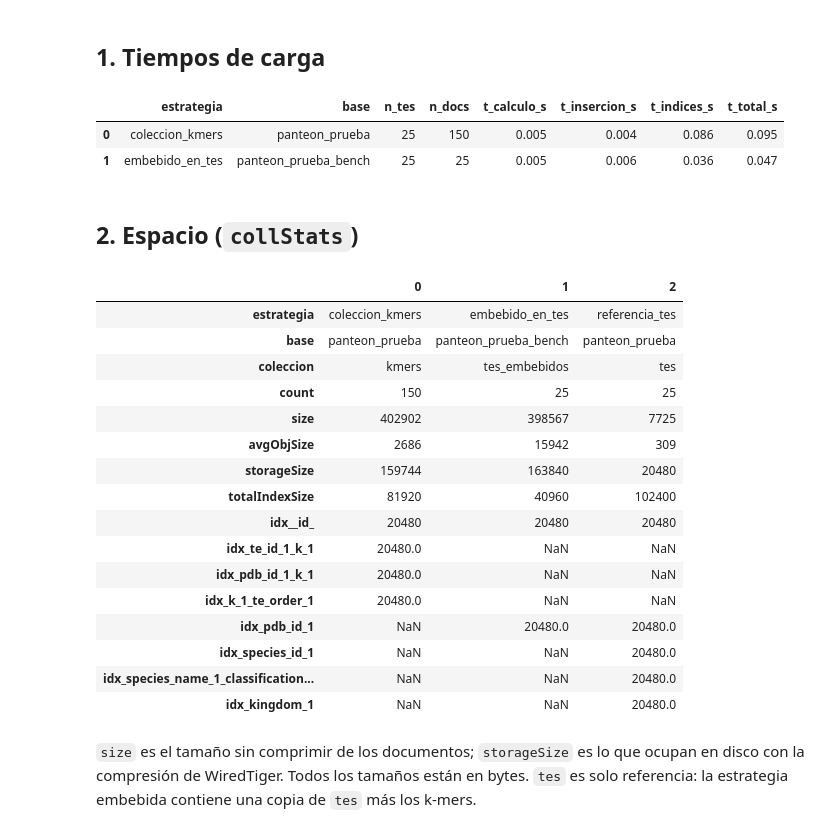
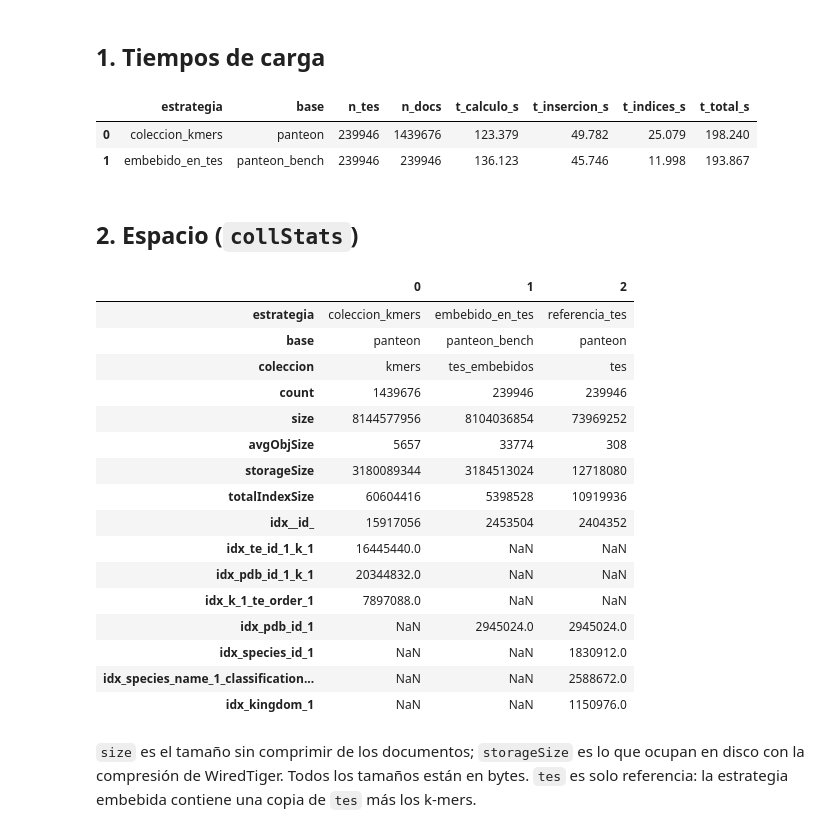
Before and after one commit to ThomasToro/transposable-elements-db, a Jupyter notebook: notebooks/06_benchmark_carga_espacio.ipynb, the cells around one changed output. Saved outputs shown, nothing was run; the diff lists cells and outputs as text; code cells hidden in the pictures.

```diff
--- a/notebooks/06_benchmark_carga_espacio.ipynb
+++ b/notebooks/06_benchmark_carga_espacio.ipynb
@@ -9,13 +9,17 @@
 
 Modelo de referencia: `../MODELO.md`
 # %%
+import sys
 from pathlib import Path
 
 import matplotlib.pyplot as plt
 import pandas as pd
 from pymongo import MongoClient
 
-DB_NAME = "panteon_prueba"
+sys.path.insert(0, "..")
+from src.benchmark import guardar_benchmark
+
+DB_NAME = "panteon"
 RESULTADOS = Path("../resultados")
 FIGURAS = Path("../figuras")
 FIGURAS.mkdir(exist_ok=True)
@@ -27,53 +31,54 @@ db_bench = client[f"{DB_NAME}_bench"]
 ## 1. Tiempos de carga
 # %%
 carga = pd.read_csv(RESULTADOS / "benchmark_carga.csv")
-carga = carga[carga["base"].isin([DB_NAME, db_bench.name])].reset_index(drop=True)
+carga = carga[carga["base"].isin([DB_NAME, db_bench.name])
+              & carga["estrategia"].isin(["coleccion_kmers", "embebido_en_tes"])].reset_index(drop=True)
 assert len(carga) == 2, f"Faltan filas de {DB_NAME} en benchmark_carga.csv: ejecutar 03_pipeline_kmers.ipynb"
 carga["t_total_s"] = carga[["t_calculo_s", "t_insercion_s", "t_indices_s"]].sum(axis=1)
 carga
 # %% [output]
 |  | estrategia | base | n_tes | n_docs | t_calculo_s | t_insercion_s | t_indices_s | t_total_s |
-| 0 | coleccion_kmers | panteon_prueba | 25 | 150 | 0.005 | 0.004 | 0.086 | 0.095 |
-| 1 | embebido_en_tes | panteon_prueba_bench | 25 | 25 | 0.005 | 0.006 | 0.036 | 0.047 |
+| 0 | coleccion_kmers | panteon | 239946 | 1439676 | 123.379 | 49.782 | 25.079 | 198.240 |
+| 1 | embebido_en_tes | panteon_bench | 239946 | 239946 | 136.123 | 45.746 | 11.998 | 193.867 |
 # %% [markdown]
 ## 2. Espacio (`collStats`)
 # %%
 def estadisticas(base, coleccion, estrategia):
     st = base.command("collStats", coleccion)
     fila = {
         "estrategia": estrategia, "base": base.name, "coleccion": coleccion,
         "count": st["count"], "size": st["size"], "avgObjSize": st.get("avgObjSize", 0),
         "storageSize": st["storageSize"], "totalIndexSize": st["totalIndexSize"],
     }
     fila.update({f"idx_{nombre}": tam for nombre, tam in st["indexSizes"].items()})
     return fila
 
 
 espacio = pd.DataFrame([
     estadisticas(db, "kmers", "coleccion_kmers"),
     estadisticas(db_bench, "tes_embebidos", "embebido_en_tes"),
     estadisticas(db, "tes", "referencia_tes"),
 ])
-espacio.to_csv(RESULTADOS / "benchmark_espacio.csv", index=False)
+guardar_benchmark(espacio.to_dict("records"), RESULTADOS / "benchmark_espacio.csv")
 espacio.T
 # %% [output]
 |  | 0 | 1 | 2 |
 | estrategia | coleccion_kmers | embebido_en_tes | referencia_tes |
-| base | panteon_prueba | panteon_prueba_bench | panteon_prueba |
+| base | panteon | panteon_bench | panteon |
 | coleccion | kmers | tes_embebidos | tes |
-| count | 150 | 25 | 25 |
-| size | 402902 | 398567 | 7725 |
-| avgObjSize | 2686 | 15942 | 309 |
-| storageSize | 159744 | 163840 | 20480 |
-| totalIndexSize | 81920 | 40960 | 102400 |
-| idx__id_ | 20480 | 20480 | 20480 |
-| idx_te_id_1_k_1 | 20480.0 | NaN | NaN |
-| idx_pdb_id_1_k_1 | 20480.0 | NaN | NaN |
-| idx_k_1_te_order_1 | 20480.0 | NaN | NaN |
-| idx_pdb_id_1 | NaN | 20480.0 | 20480.0 |
-| idx_species_id_1 | NaN | NaN | 20480.0 |
-| idx_species_name_1_classification... | NaN | NaN | 20480.0 |
-| idx_kingdom_1 | NaN | NaN | 20480.0 |
+| count | 1439676 | 239946 | 239946 |
+| size | 8144577956 | 8104036854 | 73969252 |
+| avgObjSize | 5657 | 33774 | 308 |
+| storageSize | 3180089344 | 3184513024 | 12718080 |
+| totalIndexSize | 60604416 | 5398528 | 10919936 |
+| idx__id_ | 15917056 | 2453504 | 2404352 |
+| idx_te_id_1_k_1 | 16445440.0 | NaN | NaN |
+| idx_pdb_id_1_k_1 | 20344832.0 | NaN | NaN |
+| idx_k_1_te_order_1 | 7897088.0 | NaN | NaN |
+| idx_pdb_id_1 | NaN | 2945024.0 | 2945024.0 |
+| idx_species_id_1 | NaN | NaN | 1830912.0 |
+| idx_species_name_1_classification... | NaN | NaN | 2588672.0 |
+| idx_kingdom_1 | NaN | NaN | 1150976.0 |
 # %% [markdown]
 `size` es el tamaño sin comprimir de los documentos; `storageSize` es lo que ocupan en disco con la compresión de WiredTiger. Todos los tamaños están en bytes. `tes` es solo referencia: la estrategia embebida contiene una copia de `tes` más los k-mers.
 # %% [markdown]
```
Also changed, not shown: parts of 3 cells of this notebook, 4 other files.
